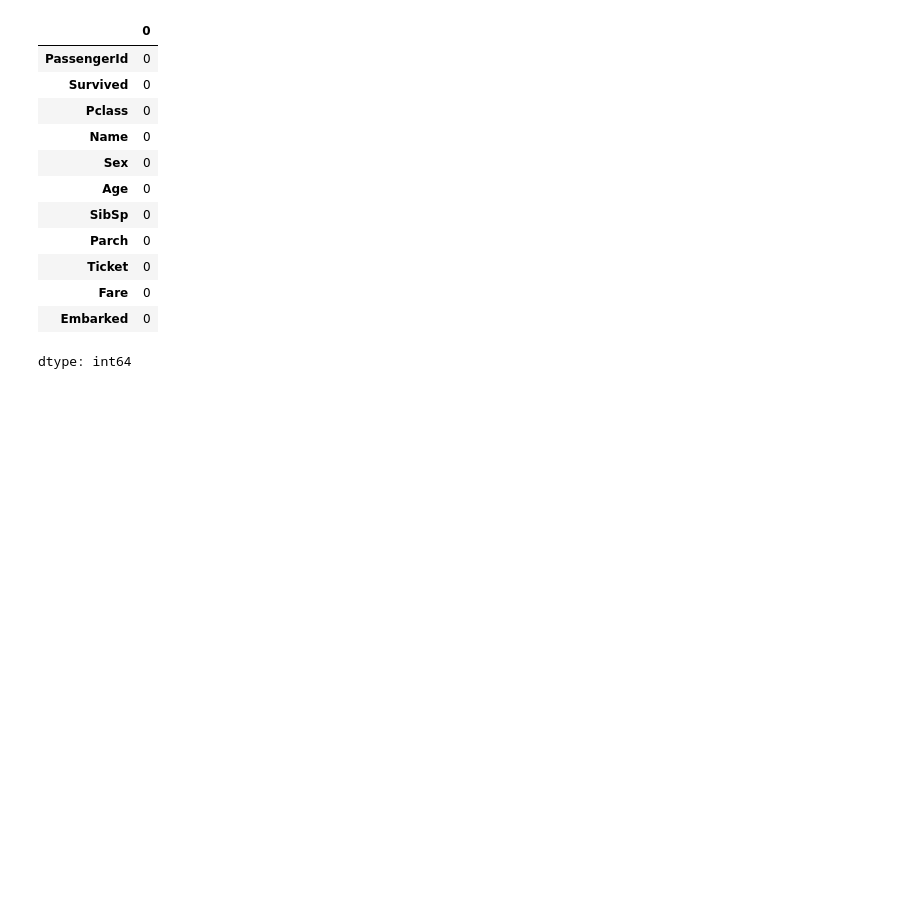
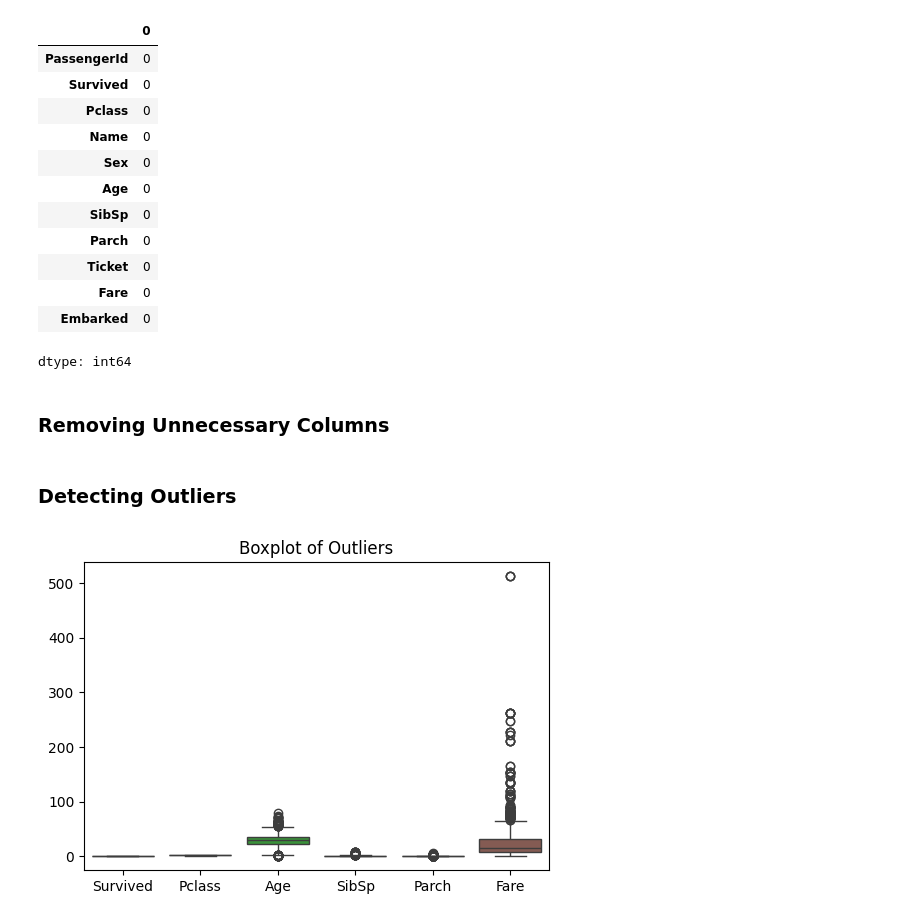
Before and after one commit to Shibu09-tech/AI-ML-Projects-and-Notes, a Jupyter notebook: Lab3_Data_Cleaning_and_Preprocessing_Techniques/notebook.ipynb, the cells around one changed output. Saved outputs shown, nothing was run; the diff lists cells and outputs as text; code cells hidden in the pictures; blank space fills up the shorter version.

Commit message:
Outliers detection

```diff
--- a/Lab3_Data_Cleaning_and_Preprocessing_Techniques/notebook.ipynb
+++ b/Lab3_Data_Cleaning_and_Preprocessing_Techniques/notebook.ipynb
@@ -140,3 +140,23 @@ df.isnull().sum()
 | Fare | 0 |
 | Embarked | 0 |
 dtype: int64
+# %% [markdown]
+### **Removing Unnecessary Columns**
+# %%
+df.drop(
+    ['Name', 'Ticket', 'PassengerId'],
+    axis=1,
+    inplace=True
+)
+# %% [markdown]
+### **Detecting Outliers**
+# %%
+plt.figure(figsize=(6,4))
+
+sns.boxplot(data=df)
+
+plt.title("Boxplot of Outliers")
+
+plt.show()
+# %% [output]
+[figure, added]
```
Also changed, not shown: parts of 6 cells of this notebook.
